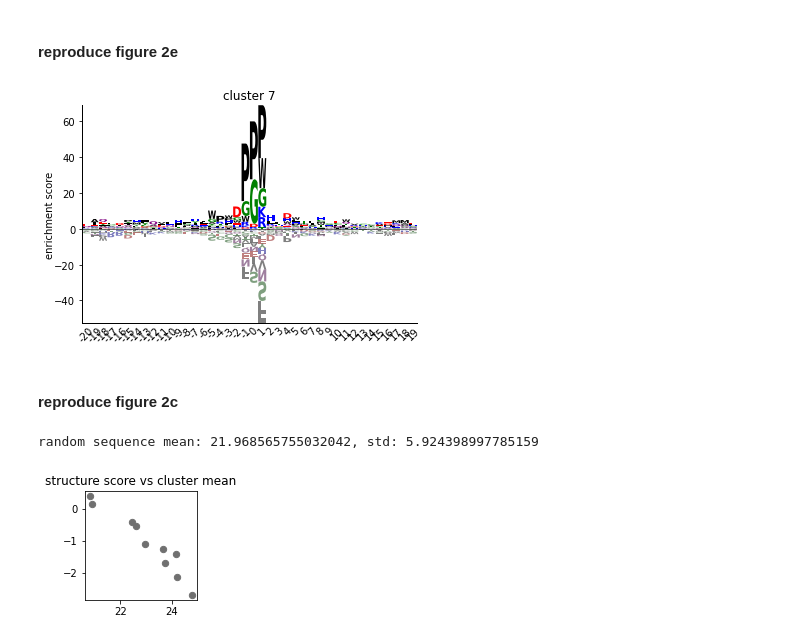
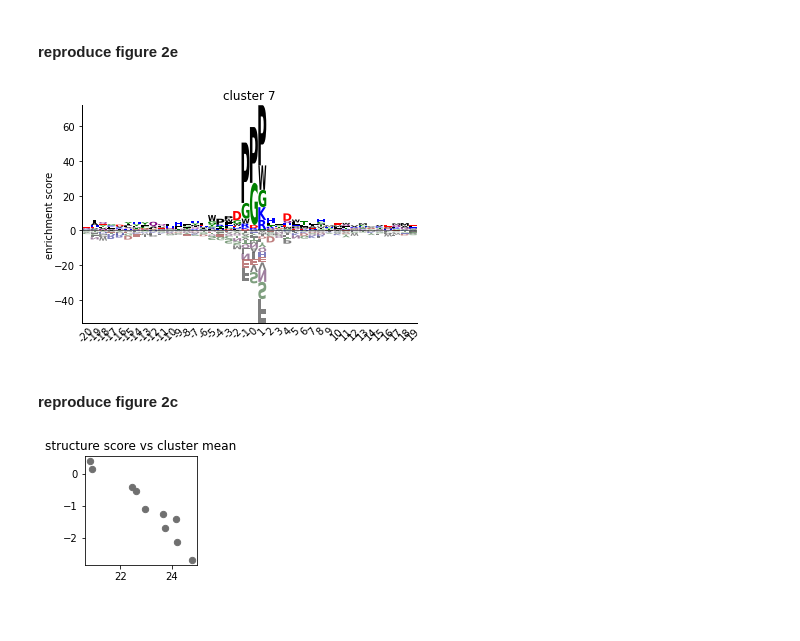
Before and after one commit to lingxusb/Riboformer, a Jupyter notebook: scripts/riboformer_yeast_SIS.ipynb, the cells around one changed output. Cells and saved outputs as stored; diff of their text form; code cells hidden in the pictures.

```diff
--- a/scripts/riboformer_yeast_SIS.ipynb
+++ b/scripts/riboformer_yeast_SIS.ipynb
@@ -132,35 +133,35 @@ def calculate_enrichment_score(AA_list, Pause_score_AA, labels, cluster, codon_t
 
 def plot_enrichment_score(AA_list, enrichment_score, cluster):
     df = pd.DataFrame(enrichment_score,
                       index=pd.Index(np.arange(-20, 20), name='pos'),
                       columns=pd.Index(AA_list))
 
     crp_logo = logomaker.Logo(df,
                               shade_below=.5,
                               fade_below=.5,
                               figsize=[6, 4],
                               color_scheme='chemistry')
 
     crp_logo.style_spines(visible=False)
     crp_logo.style_spines(spines=['left', 'bottom'], visible=True)
     crp_logo.style_xticks(rotation=45, fmt='%d', anchor=0)
 
     crp_logo.ax.set_ylabel("enrichment score", labelpad=-1)
     crp_logo.ax.xaxis.set_ticks_position('none')
     crp_logo.ax.xaxis.set_tick_params(pad=-1)
     crp_logo.ax.set_title(f"cluster {cluster}")
 
     fig = crp_logo.fig.get_figure()
     plt.show()
 
 # Usage example
 cluster = 7
 pause_scores_aa = {k: pause_scores_aa[k] for k in sorted(pause_scores_aa)}
 pause_score_keys = list(pause_scores_aa.keys())
-enrichment_score = calculate_enrichment_score(pause_score_keys, pause_scores_aa, labels, cluster, codon_table, x_c_total, idx_pause)
+enrichment_score = calculate_enrichment_score(pause_score_keys, pause_scores_aa, labels, cluster, codon_table, x_c_total, pause_indices)
 plot_enrichment_score(pause_score_keys, enrichment_score, cluster)
 # %% [output]
-[figure, old version]
+[figure, new version]
 # %% [markdown]
 #### reproduce figure 2c
 # %%
@@ -183,7 +184,6 @@ def get_cluster_stats(n_clusters, labels, DNA_relevance):
     return clus_stats
 
 def plot_structure_score_vs_cluster_mean(clus_structure, clus_stats):
-    print(f"random sequence mean: {np.mean(Structure_enrich_dict['control'])}, std: {np.std(Structure_enrich_dict['control'])}")
     fig, ax = plt.subplots(figsize=(2, 2))
     plt.scatter(clus_structure[:, 0], clus_stats['mean'], s=40, color='#707070')
     plt.title('structure score vs cluster mean')
@@ -194,5 +194,4 @@ clus_structure = calculate_cluster_structure(n_clusters, Structure_enrich_dict,
 clus_stats = get_cluster_stats(n_clusters, labels, DNA_relevance)
 plot_structure_score_vs_cluster_mean(clus_structure, clus_stats)
 # %% [output]
-random sequence mean: 21.968565755032042, std: 5.924398997785159
 [figure]
```
Also changed, not shown: parts of 1 cell of this notebook, 1 other file.
